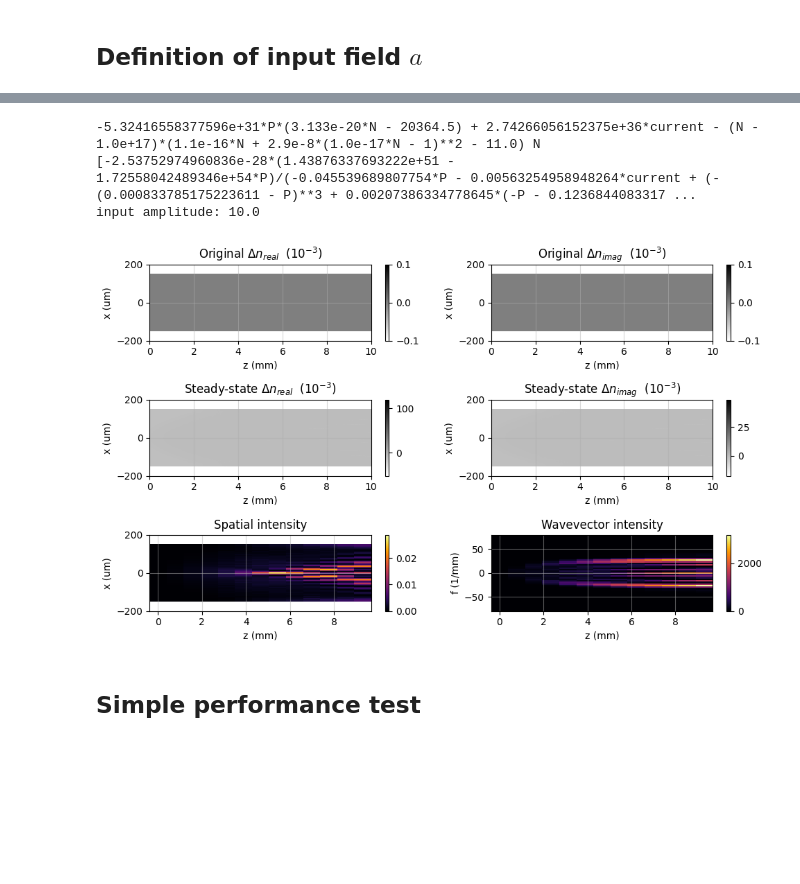
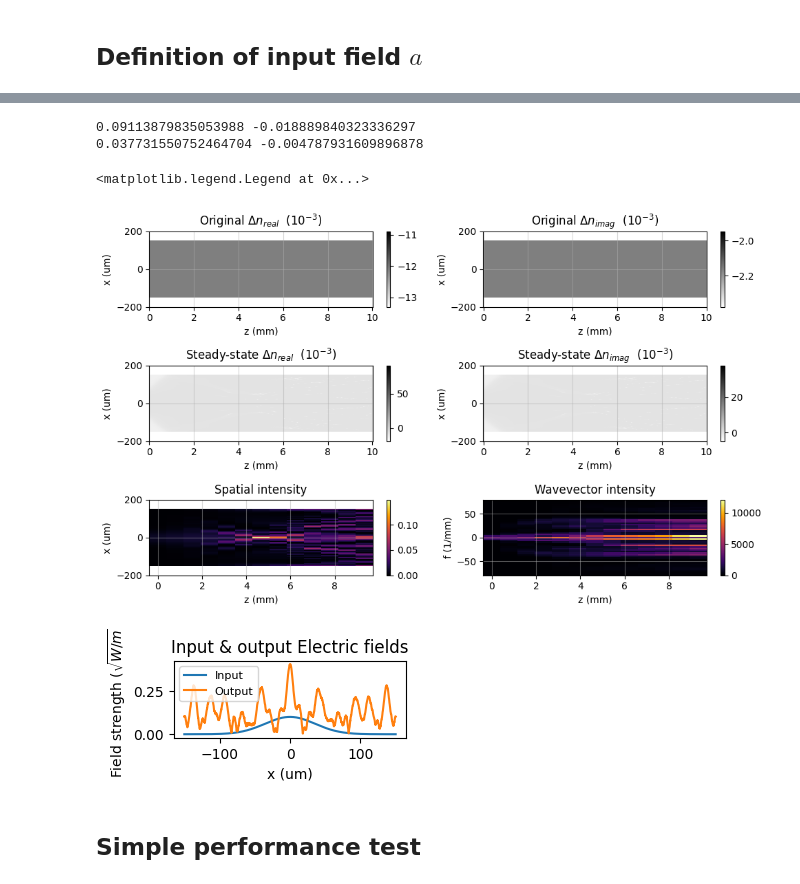
Before and after one commit to TYW-Lab/2D-waveguide-gain, a Jupyter notebook: examples/beam propagation through realistically pixelated index profiles-test.ipynb, the cells around one changed output, grey strips where cells are left out. Drawn from its saved outputs; the diff is of its cells as text; code cells hidden in the pictures; blank space fills up the shorter version.

Commit message:
EC770 final project submission
The simulation still has many unresolved issues (see the README for more details). I will work on them next week.

```diff
--- a/examples/beam propagation through realistically pixelated index profiles-test.ipynb
+++ b/examples/beam propagation through realistically pixelated index profiles-test.ipynb
@@ -760,47 +682,64 @@ G
 mod = reload(sys.modules['tdwg.lib.simulation']) # use imp.reload for Python 3
 vars().update(mod.__dict__)     # update the global namespace
 
 electrode_length = 10e3
 scale_factor = 1
 carrier_diffusion_length = 5
 # chip parameters (lengths in MICROMETERS)
 input_length = 0e3 # distance between input facet and electrode (um)
 output_length = 0e3 # distance between output facet and electrode (um)
 n_wg = 2.2 # effective index of waveguide
 delta_n_val= 1.e-3 # (effective) index modulation in bright regions
 pixel_size = electrode_length / (scale_factor*resY)
 # simulation parameters
 Lz = (input_length+electrode_length+output_length)*u.um # length of waveguide in microns
 Lx = 300*u.um # width of simulated waveguide area in microns
 Nx = 2**11
 dz = 1.55*u.um / delta_n_val / 100
 Nz = int(Lz / dz)
-current = 1*40*u.A/(Nx*Nz) * np.ones((Nz, Nx))
+current = (80+2e-6)*u.A/(Nx*Nz) * np.ones((Nz, Nx))
+#current = (50+2e-6)*u.A/(Nx*Nz) * delta_n_diffused.numpy()
+
 # create waveguide simulation object
 wg = WaveguideSimulation(neff=n_wg, Lx=Lx, Lz=Lz, Nx=Nx, Nz=Nz, diffusion_length=carrier_diffusion_length*u.um,Ncom=50,current = current)
-
-m = wg.material
-delta_n = wg.get_delta_n_active_slice([1.000,1], [2,2])
-print(m.dNdt, m.N)
-print(sp.solve(m.dNdt, m.N))
-#print(m)
-
+material = Material(wg.dx, wg.dz, dnrdN = -1e-20 * u.cm**3)
+wg.material = material
+wg.set_delta_n(0*delta_n_diffused)
 
 w0 = 50 # beam waist (um)
 rayleigh_range = np.pi * w0**2 * n_wg / 1.55 * u.um
 z0 = 0*u.mm
 input_amplitude = np.sqrt(30*u.mW / Lx) # This is high, maybe close to the max allowable light amplitude
-print("input amplitude:",input_amplitude.si.value)
-input_beam = (0.001+1e-8) * input_amplitude.si.value * torch.from_numpy(gaussian_beam_from_q_parameter(wg, z0+1j*rayleigh_range, 0, center_um=0*u.um))
+input_beam = (0.01+2e-8) * input_amplitude.si.value * torch.from_numpy(gaussian_beam_from_q_parameter(wg, z0+1j*rayleigh_range, 0, center_um=0*u.um))
 
 data_V_on = wg.run_simulation_slow(input_beam).clone()
+#data_V_on = wg.run_simulation(input_beam).clone()
+
+
+delta_n_active = wg.delta_n_active.numpy()
+print(np.max(np.real(delta_n_active)),np.min(np.real(delta_n_active)))
+
+print(np.max(np.imag(delta_n_active)),np.min(np.imag(delta_n_active)))
+
 wg.plot_mats(renorm_flag=False)
 print("")
+
+fig, ax = plt.subplots(1, 1, figsize = [3,1])
+
+plt.sca(ax)
+
+plt.plot(wg.x_axis.to_value(),np.abs(input_beam.numpy()),label = "Input")
+plt.plot(wg.x_axis.to_value(),np.abs(data_V_on.numpy()),label = "Output")
+plt.xlabel("x (um)")
+plt.ylabel(r"Field strength ($\sqrt{W/m}$)")
+plt.title("Input & output Electric fields")
+plt.legend(fontsize=8)
 # %% [output]
--5.32416558377596e+31*P*(3.133e-20*N - 20364.5) + 2.74266056152375e+36*current - (N - 1.0e+17)*(1.1e-16*N + 2.9e-8*(1.0e-17*N - 1)**2 - 11.0) N
-[-2.53752974960836e-28*(1.43876337693222e+51 - 1.72558042489346e+54*P)/(-0.045539689807754*P - 0.00563254958948264*current + (-(0.000833785175223611 - P)**3 + 0.00207386334778645*(-P - 0.1236844083317 ...
-input amplitude: 10.0
+0.09113879835053988 -0.018889840323336297
+0.037731550752464704 -0.004787931609896878
+<matplotlib.legend.Legend at 0x...>
-[figure, old version]
+[figure, new version]
+[figure, added]
 # %% [markdown]
 ## Simple performance test
 # %%
```
Also changed, not shown: parts of 24 cells of this notebook, 2 other files.
